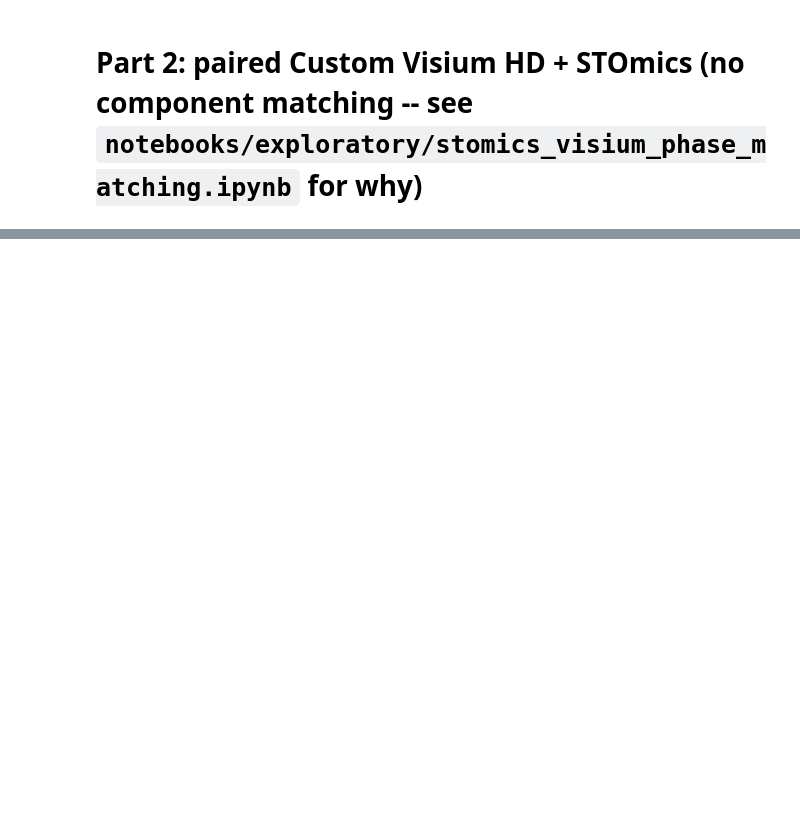
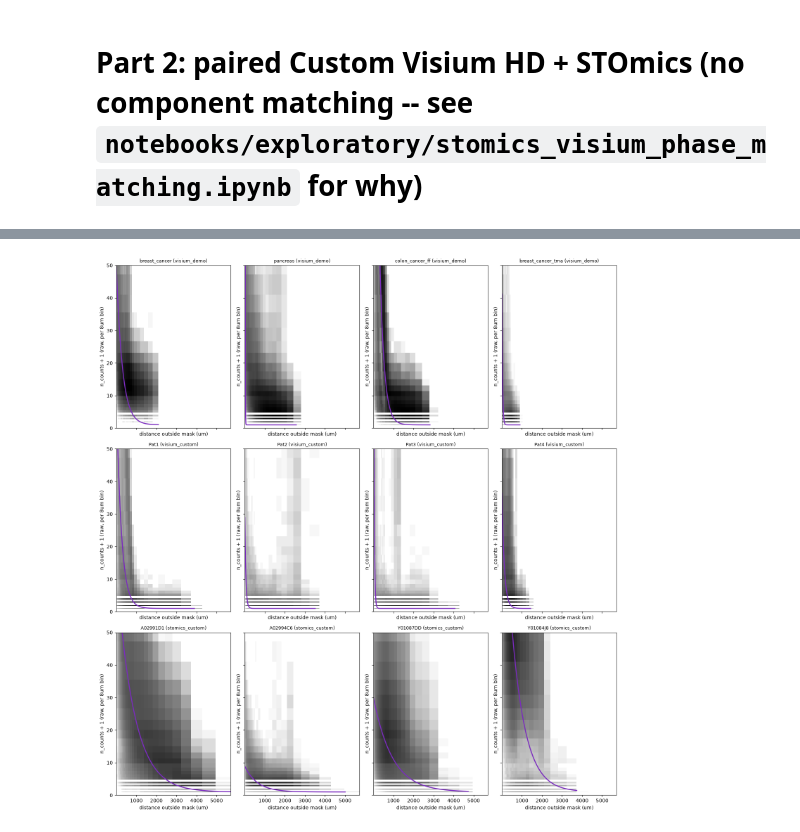
Before and after one commit to uderhardtlab/truncated_graphs, a Jupyter notebook: notebooks/ST.ipynb, the cells around one changed output, grey strips where cells are left out. Cells and saved outputs as stored; diff of their text form; code cells hidden in the pictures; blank space fills up the shorter version.

```diff
--- a/notebooks/ST.ipynb
+++ b/notebooks/ST.ipynb
@@ -78,10 +65,10 @@ results_df = pd.DataFrame(results, columns=[
     "bin_size_um", "blade_thresh_um", "bsp_thresh_um", "blade_thresh_corrected_um",
     "pct_affected",
 ])
-results_df = results_df.merge(ALL_SAMPLES[["name", "dataset_type"]], left_on="sample", right_on="name")
+results_df = results_df.merge(SAMPLES[["name", "dataset_type"]], left_on="sample", right_on="name")
 counts = results_df["sample"].value_counts()
 results_df["num_components"] = results_df["sample"].apply(lambda x: counts[x])
-results_df["component_size_um"] = results_df["component_size"] * results_df["bin_size_um"] ** 2  # spot count -> physical area (um^2); bin_size_um differs across technologies (8 vs. 10), so raw component_size isn't comparable
+results_df["component_size_um"] = results_df["component_size"] * results_df["bin_size_um"] ** 2  # bin count -> physical area (um^2)
 # %%
 demo_results_df = results_df[results_df["dataset_type"] == "visium_demo"]
 # %%
@@ -169,4 +116,0 @@ mask_diffusion_df["component_size_um_inside"] = (mask_diffusion_df["n_spots"] -
-# %%
-for (i, pair) in enumerate(PATIENT_PAIRS):
-    mask = mask_diffusion_df["sample"].isin(pair)
-    mask_diffusion_df.loc[mask, "pair"] = "_".join(pair)
@@ -174,0 +117,12 @@ plot_df = mask_diffusion_df.dropna(subset=["alpha", "beta"])
+# %%
+raw_pooled_df = pd.DataFrame([
+    json.loads((RESULTS_DIR / f"{sample}_diffusion_8um.json").read_text()) for sample in SAMPLES["name"]
+])
+
+PATIENT_PAIR_LOOKUP = {s: "_".join(pair) for pair in PATIENT_PAIRS for s in pair}
+raw_pooled_df["pair"] = raw_pooled_df["sample"].map(PATIENT_PAIR_LOOKUP)  # NaN for demo samples
+raw_pooled_df["perc_outside"] = raw_pooled_df["perc_counts_outside"]  # counts-weighted
+raw_pooled_df["1/beta"] = raw_pooled_df["decay_length_um"]
+
+raw_pooled_paired_df = raw_pooled_df.dropna(subset=["pair"])  # panel e: paired samples only
+raw_pooled_df[["sample", "technology", "resolution_um", "best_fit_type", "alpha", "beta", "1/beta", "perc_outside", "n_bins_total"]]
@@ -272,0 +221,51 @@ plt.show()
+# %%
+# One bosperrus.plot_fit per sample: the pooled diffusion fit (ConstantFit vs.
+# ExponentialDecayFit on every raw 8um bin outside the mask, zero-count bins
+# included -- the fit behind panels e/f) over its own 2D histogram.
+#
+# The curve uses the fitted per-bin amplitude a (params["exponential_decay_a"]),
+# not alpha: alpha = a / bin area is the cross-resolution-comparable number, but
+# the histogram shows counts per bin.
+#
+# Shared bin EDGES across all subplots, so a given (distance, n_counts) cell means
+# the same range everywhere. n_counts+1 so zero-count bins (most bins far from the
+# tissue) stay visible on a log axis.
+all_distance, all_counts = [], []
+for sample in raw_pooled_df["sample"]:
+    pts = np.load(RESULTS_DIR / f"{sample}_diffusion_8um.npz")
+    outside = pts["distance_um"] > 0
+    all_distance.append(pts["distance_um"][outside])
+    all_counts.append(pts["n_counts"][outside])
+all_distance, all_counts = np.concatenate(all_distance), np.concatenate(all_counts) + 1
+
+N_BINS = 60
+x_edges = np.logspace(np.log10(all_distance.min()), np.log10(all_distance.max()), N_BINS + 1)
+y_edges = np.logspace(np.log10(all_counts.min()), np.log10(all_counts.max()), N_BINS + 1)
+del all_distance, all_counts
+
+fig, axes = plt.subplots(3, 4, figsize=(15, 16), sharex=True, sharey=True)
+for ax, (_, row) in zip(axes.flat, raw_pooled_df.iterrows()):
+    pts = np.load(RESULTS_DIR / f"{row['sample']}_diffusion_8um.npz")
+    distance, n_counts = pts["distance_um"], pts["n_counts"]
+    outside = distance > 0
+
+    params = row["params"]
+    if row["best_fit_type"] == "Exponential Decay Fit":
+        a, b = params["exponential_decay_a"], params["exponential_decay_b"]
+        predict_fn = lambda d, a=a, b=b: a * np.exp(-b * d) + 1  # +1 to match the n_counts+1 shift below
+    else:  # ConstantFit baseline won instead
+        c = params["constant_c"] + 1
+        predict_fn = lambda d, c=c: np.full_like(d, c)
+
+    plot_fit(ax, distance[outside], n_counts[outside] + 1, predict_fn, bins=[x_edges, y_edges],
+             line_kwargs={"color": FIT_PALETTE.get(row["best_fit_type"], "red")})
+    #ax.set_xscale("log")
+    #ax.set_yscale("log")
+    ax.set_title(f"{row['sample']} ({row['dataset_type']})", fontsize=9)
+    ax.set_xlabel("distance outside mask (um)")
+    ax.set_ylabel("n_counts + 1 (raw, per 8um bin)")
+    ax.set_ylim(0, 50)
+plt.tight_layout()
+plt.show()
+# %% [output]
+[figure, added]
```
Also changed, not shown: parts of 14 cells of this notebook, 9 other files.
